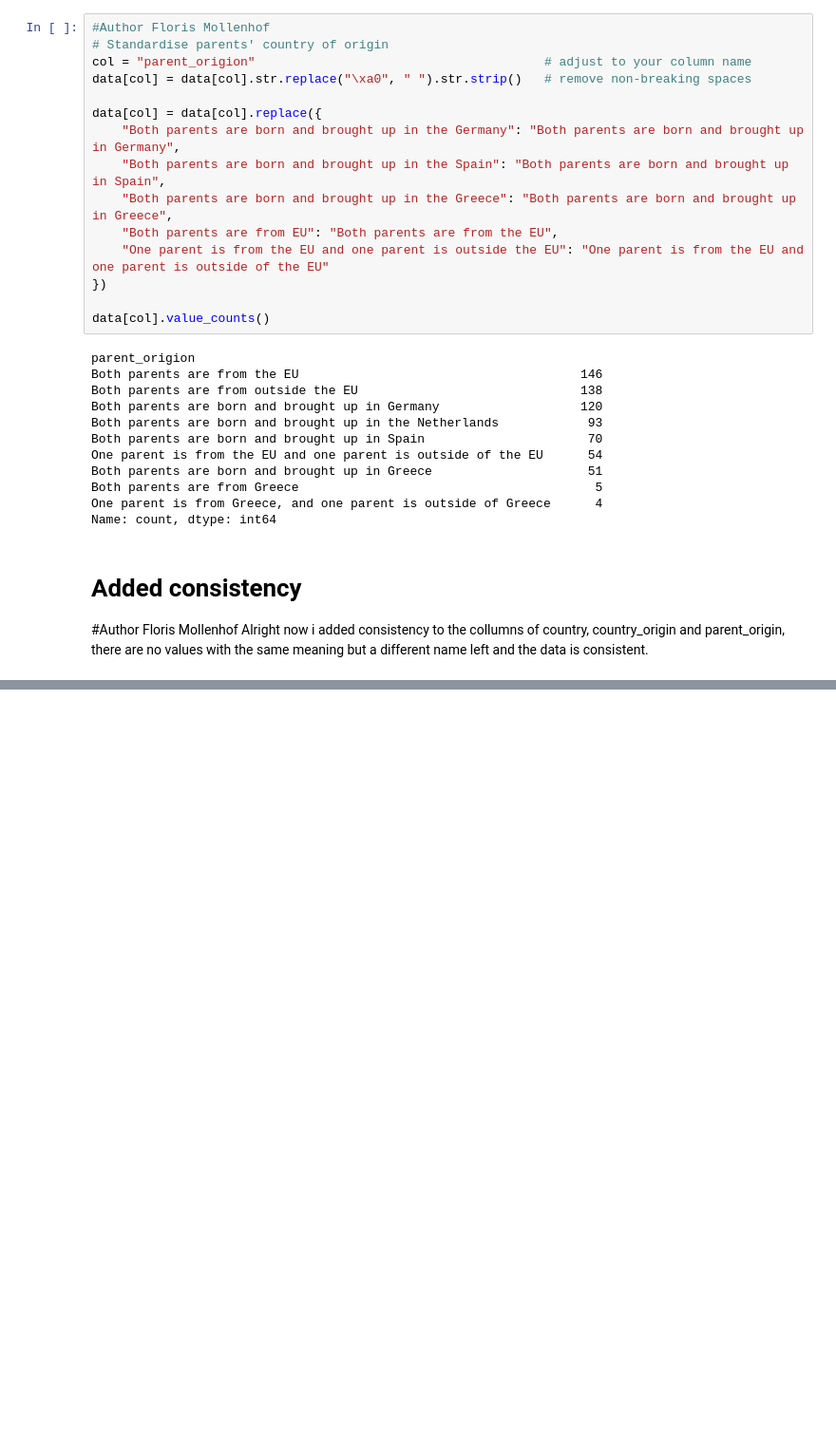
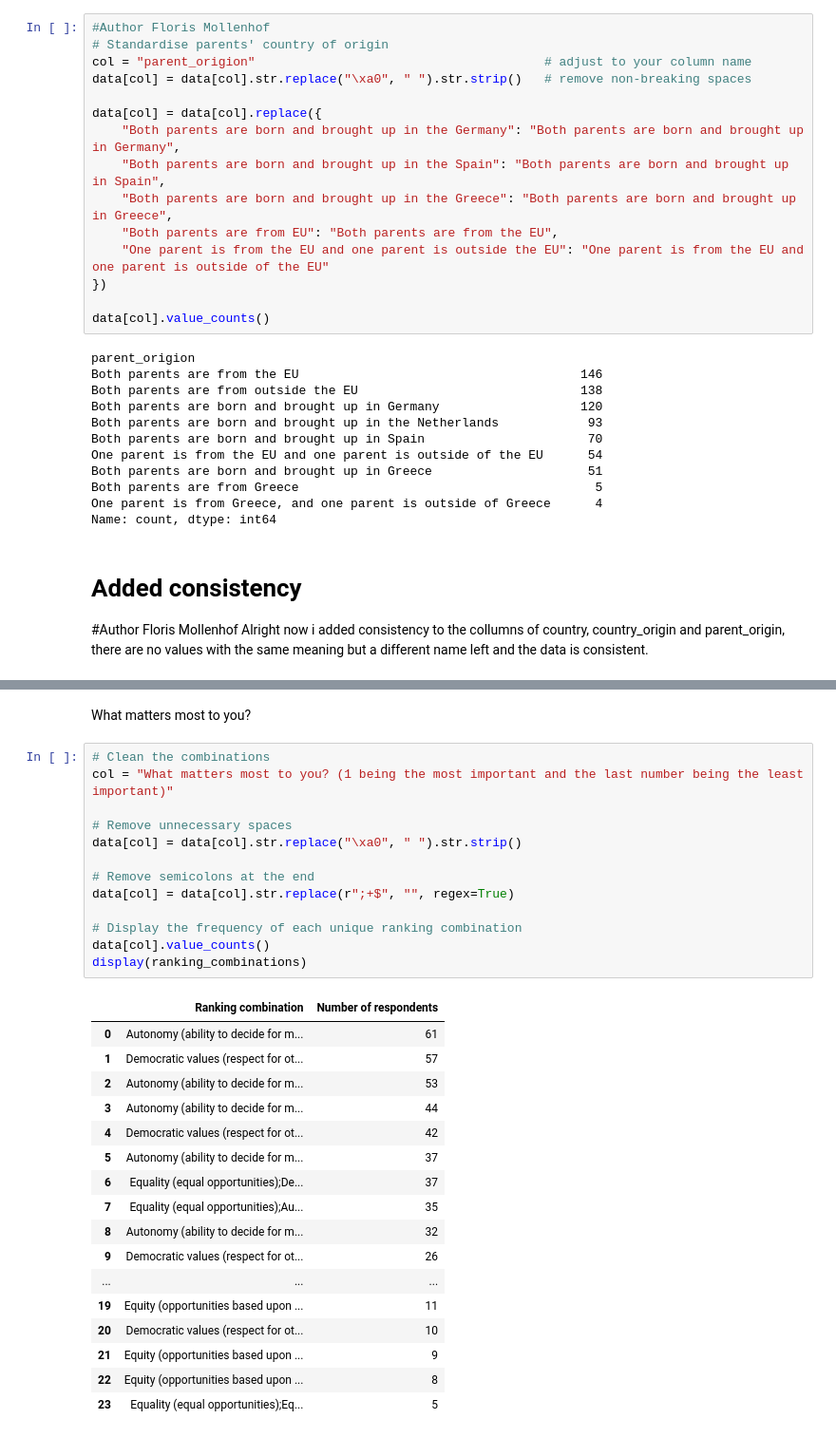
Before and after one commit to Haley-ng/Haley-ng-Statistics-Fairness-on-SocialMedia-Analysis, a Jupyter notebook: Statistics Assignment-Response Analysis.ipynb, the cells around one changed output, grey strips where cells are left out. Shown at 95% size. Drawn from its saved outputs; the diff is of its cells as text; blank space fills up the shorter version.

Commit message:
data cleaning last 2 colums

```diff
--- a/Statistics Assignment-Response Analysis.ipynb
+++ b/Statistics Assignment-Response Analysis.ipynb
@@ -312,0 +371,33 @@ Alright now i added consistency to the collumns of country, country_origin and p
+# %% [markdown]
+What matters most to you?
+# %%
+# Clean the combinations
+col = "What matters most to you? (1 being the most important and the last number being the least important)"
+
+# Remove unnecessary spaces
+data[col] = data[col].str.replace("\xa0", " ").str.strip()
+
+# Remove semicolons at the end
+data[col] = data[col].str.replace(r";+$", "", regex=True)
+
+# Display the frequency of each unique ranking combination
+data[col].value_counts()
+display(ranking_combinations)
+# %% [output]
+|  | Ranking combination | Number of respondents |
+| 0 | Autonomy (ability to decide for m... | 61 |
+| 1 | Democratic values (respect for ot... | 57 |
+| 2 | Autonomy (ability to decide for m... | 53 |
+| 3 | Autonomy (ability to decide for m... | 44 |
+| 4 | Democratic values (respect for ot... | 42 |
+| 5 | Autonomy (ability to decide for m... | 37 |
+| 6 | Equality (equal opportunities);De... | 37 |
+| 7 | Equality (equal opportunities);Au... | 35 |
+| 8 | Autonomy (ability to decide for m... | 32 |
+| 9 | Democratic values (respect for ot... | 26 |
+| ... | ... | ... |
+| 19 | Equity (opportunities based upon ... | 11 |
+| 20 | Democratic values (respect for ot... | 10 |
+| 21 | Equity (opportunities based upon ... | 9 |
+| 22 | Equity (opportunities based upon ... | 8 |
+| 23 | Equality (equal opportunities);Eq... | 5 |
```
Also changed, not shown: parts of 2 cells of this notebook.
